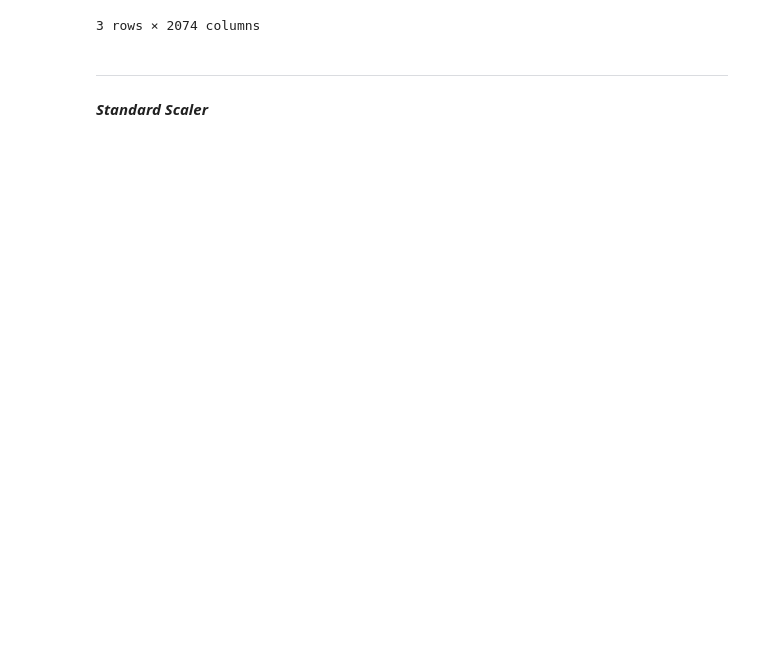
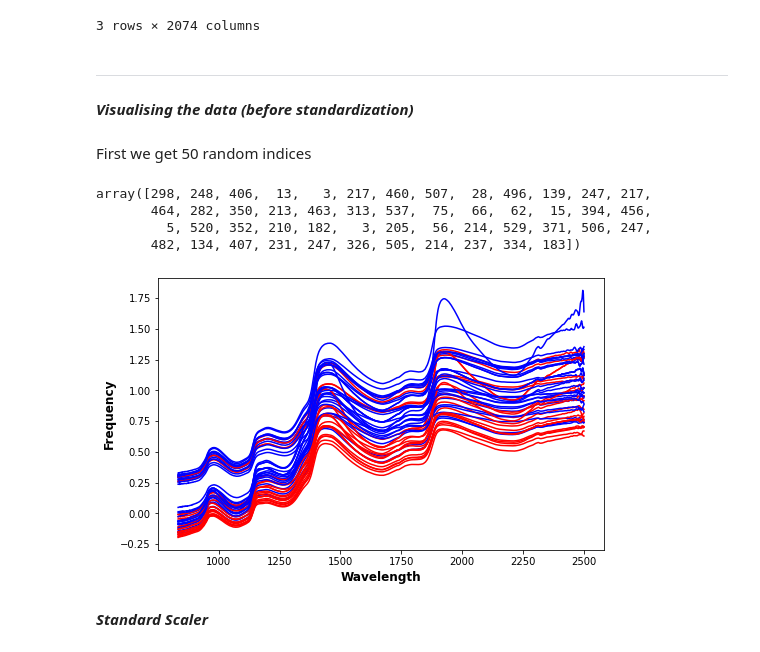
Before and after one commit to eahussein/apple_classification, a Jupyter notebook: gd/tutorial1_gd.ipynb, the cells around one changed output. Drawn from its saved outputs; the diff is of its cells as text; code cells hidden in the pictures; blank space fills up the shorter version.

```diff
--- a/gd/tutorial1_gd.ipynb
+++ b/gd/tutorial1_gd.ipynb
@@ -89,6 +93,35 @@ df_input_GD.head(3)
 y_GD = df_GD['Condition']
 # %% [markdown]
 ---
+# %% [markdown]
+<b><i>  Visualising the data (before standardization)<b><i>
+# %% [markdown]
+First we get 50 random indices
+# %%
+n = 50
+rand  = np.random.randint(len(y_GD), size= n)
+rand # those are the indices to the apple samples that we will print
+# %% [output]
+array([298, 248, 406,  13,   3, 217, 460, 507,  28, 496, 139, 247, 217,
+       464, 282, 350, 213, 463, 313, 537,  75,  66,  62,  15, 394, 456,
+         5, 520, 352, 210, 182,   3, 205,  56, 214, 529, 371, 506, 247,
+       482, 134, 407, 231, 247, 326, 505, 214, 237, 334, 183])
+# %%
+plt.figure(figsize=(8, 5))
+for t in range (n):
+    i = rand[t]
+    lineSpec =  np.array(df_input_GD.iloc[i]).flatten()
+    if y_GD[i] == 'S':
+        plt.plot(np.array(df_input_GD.columns), lineSpec, color = 'red') # plotting the good apples
+    if y_GD[i] == 'B':
+        plt.plot(np.array(df_input_GD.columns), lineSpec, color = 'blue') # plotting the bad apples
+    # plt.ylim(-1, 2)
+
+plt.xlabel("Wavelength", fontweight ='bold', fontsize =12)
+plt.ylabel("Frequency", fontweight ='bold', fontsize =12)
+plt.show()
+# %% [output]
+[figure, added]
 # %% [markdown]
 <b><i> Standard Scaler </i></b>
 # %%
```
Also changed, not shown: parts of 9 cells of this notebook.
